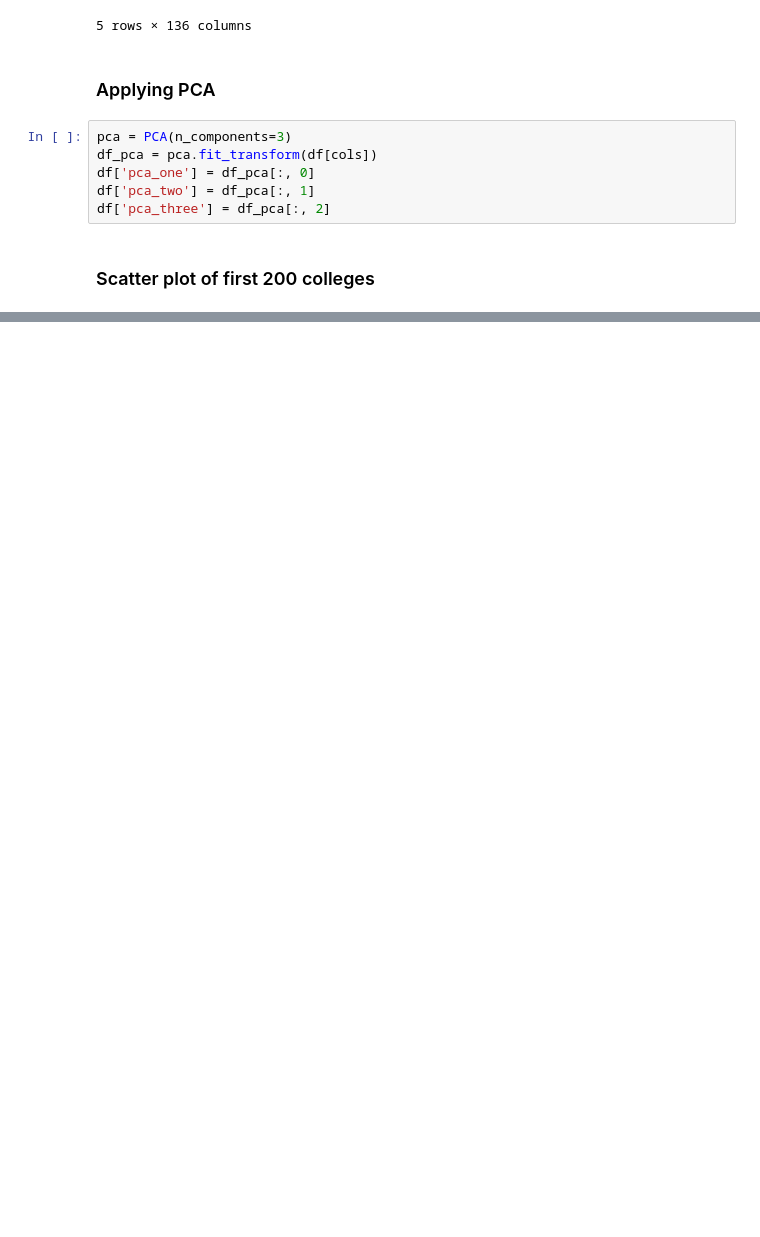
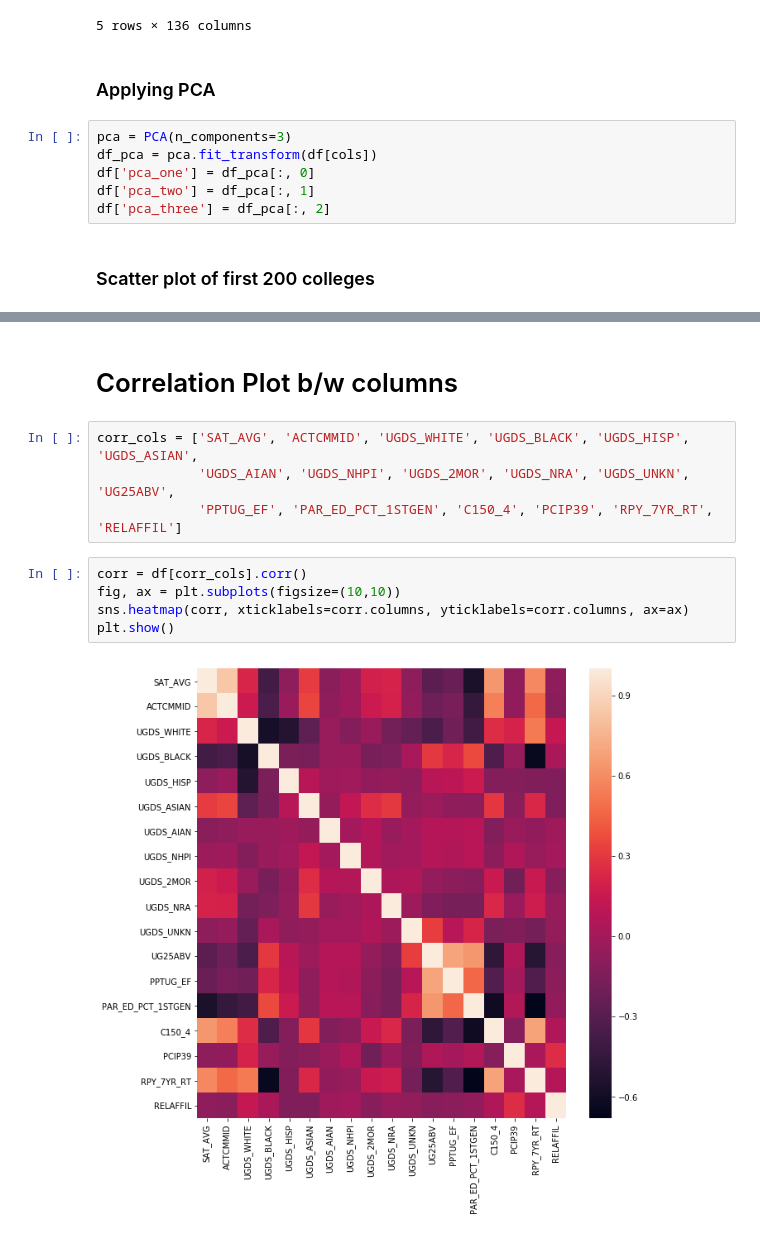
Before and after one commit to aman-chauhan/CSC-591-BestCollege4Me, a Jupyter notebook: Visualizations.ipynb, the cells around one changed output, grey strips where cells are left out. Drawn from its saved outputs; the diff is of its cells as text; blank space fills up the shorter version.

Commit message:
Correlation plot added.

```diff
--- a/Visualizations.ipynb
+++ b/Visualizations.ipynb
@@ -54,0 +57,13 @@ scatter_plot_pca(df, 200)
+# %% [markdown]
+# Correlation Plot b/w columns
+# %%
+corr_cols = ['SAT_AVG', 'ACTCMMID', 'UGDS_WHITE', 'UGDS_BLACK', 'UGDS_HISP', 'UGDS_ASIAN',
+             'UGDS_AIAN', 'UGDS_NHPI', 'UGDS_2MOR', 'UGDS_NRA', 'UGDS_UNKN', 'UG25ABV',
+             'PPTUG_EF', 'PAR_ED_PCT_1STGEN', 'C150_4', 'PCIP39', 'RPY_7YR_RT', 'RELAFFIL']
+# %%
+corr = df[corr_cols].corr()
+fig, ax = plt.subplots(figsize=(10,10))
+sns.heatmap(corr, xticklabels=corr.columns, yticklabels=corr.columns, ax=ax)
+plt.show()
+# %% [output]
+[figure, added]
```
Also changed, not shown: parts of 2 cells of this notebook.
